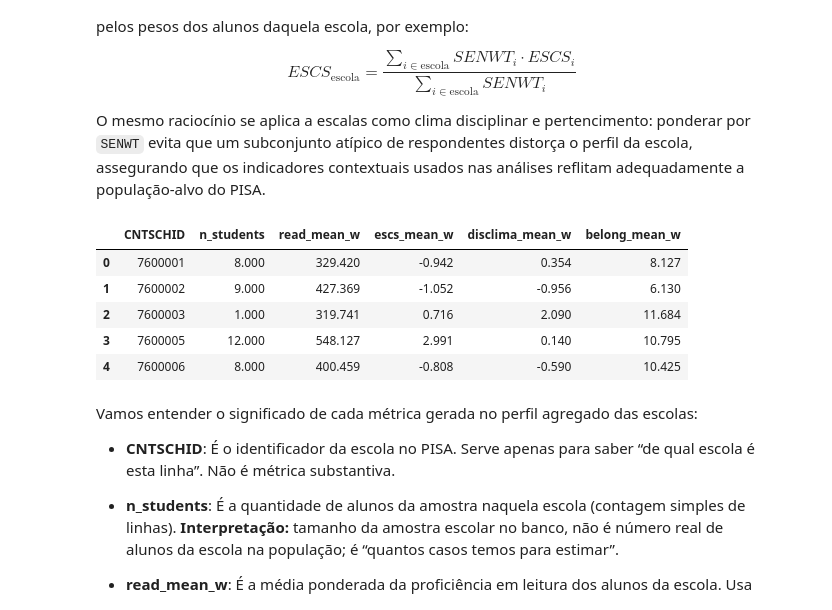
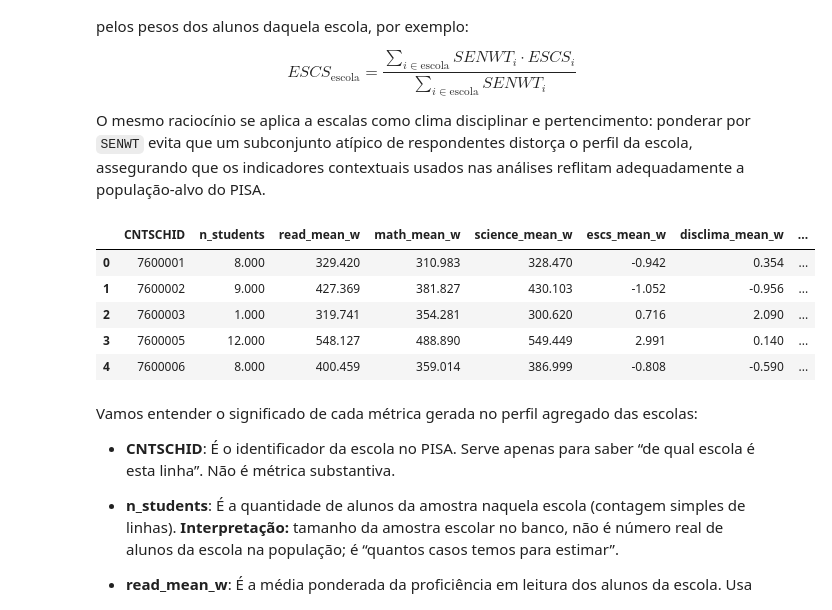
Before and after one commit to fabio-linhares/EDM---Efeito-Escola-e-Gradiente-Socioecon-mico-no-Brasil-PISA-2018-, a Jupyter notebook: projeto_pisa_edm.ipynb, the cells around one changed output. Cells and saved outputs as stored; diff of their text form; code cells hidden in the pictures.

```diff
--- a/projeto_pisa_edm.ipynb
+++ b/projeto_pisa_edm.ipynb
@@ -83,14 +57,17 @@ Selecionando as colunas relevantes em cada planilha
 # %%
 STU_COLS = [
     "CNTSTUID", "CNTSCHID", "ESCS", "DISCLIMA", "BELONG",
-    "ST004D01T", "REPEAT"
+    "ST004D01T", "REPEAT", "SCIE", "SCIE.SE"
 ]
+
 FLT_COLS = [
     "CNTSTUID", "CNTSCHID", "SENWT", "READ", "READ.SE",
-    "JOYREAD", "SCREADCOMP"
+    "MATH", "MATH.SE", "JOYREAD", "SCREADCOMP"
 ]
+
 SCH_COLS = [
-    "CNTSCHID", "SC016Q01TA", "SC016Q02TA", "EDUSHORT", "STAFFSHORT"
+    "CNTSCHID", "SC013Q01TA", "SC016Q01TA", "SC016Q02TA",
+    "EDUSHORT", "STAFFSHORT"
 ]
 # %% [markdown]
 Criando os dataframes
@@ -104,0 +82,15 @@ stu.shape, flt.shape, sch.shape
+# %%
+math_pv_cols = [col for col in flt.columns if col.startswith("PV") and col.endswith("MATH")]
+science_pv_cols = [col for col in flt.columns if col.startswith("PV") and col.endswith("SCIE")]
+
+if math_pv_cols:
+    flt["MATH"] = flt[math_pv_cols].mean(axis=1)
+    flt["MATH.SE"] = flt[math_pv_cols].std(axis=1, ddof=1)
+else:
+    print("FLT_BRA.xlsx não traz valores plausíveis de matemática; usaremos a coluna `MATH` já sintetizada pela OCDE.")
+
+if science_pv_cols:
+    flt["SCIENCE"] = flt[science_pv_cols].mean(axis=1)
+    flt["SCIENCE.SE"] = flt[science_pv_cols].std(axis=1, ddof=1)
+else:
+    print("Valores plausíveis de ciências não estão disponíveis no FLT; usaremos `SCIE`/`SCIE.SE` diretamente do STU.")
@@ -420,7 +415,7 @@ cols_drop = [
 
 students = students.drop(columns=cols_drop)
 
-# Renomeaando as colunas novas para manter o mesmo esquema de nomes
+# Renomeando as colunas novas para manter o mesmo esquema de nomes
 
 students = students.rename(columns={
     "escs_std": "ESCS",              # índice socioeconômico padronizado
@@ -429,7 +424,9 @@ students = students.rename(columns={
     "screadcomp_std": "SCREADCOMP",  # autoeficácia em leitura padronizada
     "belong_index": "BELONG",        # pertencimento (0–10)
     "gender_male": "ST004D01T",      # 1 = menino, 0 = menina
-    "repeat_flag": "REPEAT"          # 0 = não repetiu, 1 = repetiu, 2 = sem info
+    "repeat_flag": "REPEAT",         # 0 = não repetiu, 1 = repetiu, 2 = sem info
+    "SCIE": "SCIENCE",
+    "SCIE.SE": "SCIENCE.SE"
 })
 
 # Reorganizando as colunas na ordem do schema original
@@ -438,7 +435,7 @@ cols_order = [
     "CNTSTUID", "CNTSCHID",
     "ST004D01T", "REPEAT",
     "ESCS", "DISCLIMA", "BELONG", "JOYREAD", "SCREADCOMP",
-    "SENWT", "READ", "READ.SE"
+    "SENWT", "READ", "READ.SE", "MATH", "MATH.SE", "SCIENCE", "SCIENCE.SE"
 ]
 
 students = students[cols_order]
@@ -869,27 +877,29 @@ O mesmo raciocínio se aplica a escalas como clima disciplinar e pertencimento:
 # %%
 school_profile = (
     students_final
     .groupby("CNTSCHID", as_index=False)
     .apply(
         lambda df: pd.Series({
             "n_students": len(df),
             "read_mean_w": estat.wavg(df["READ"], df["SENWT"]),
+            "math_mean_w": estat.wavg(df["MATH"], df["SENWT"]),
+            "science_mean_w": estat.wavg(df["SCIENCE"], df["SENWT"]),
             "escs_mean_w": estat.wavg(df["ESCS"], df["SENWT"]),
             "disclima_mean_w": estat.wavg(df["DISCLIMA"], df["SENWT"]),
             "belong_mean_w": estat.wavg(df["BELONG"], df["SENWT"]),
         }),
         include_groups=False
     )
 )
 
 school_profile.head()
 # %% [output]
-|  | CNTSCHID | n_students | read_mean_w | escs_mean_w | disclima_mean_w | belong_mean_w |
-| 0 | 7600001 | 8.000 | 329.420 | -0.942 | 0.354 | 8.127 |
-| 1 | 7600002 | 9.000 | 427.369 | -1.052 | -0.956 | 6.130 |
-| 2 | 7600003 | 1.000 | 319.741 | 0.716 | 2.090 | 11.684 |
-| 3 | 7600005 | 12.000 | 548.127 | 2.991 | 0.140 | 10.795 |
-| 4 | 7600006 | 8.000 | 400.459 | -0.808 | -0.590 | 10.425 |
+|  | CNTSCHID | n_students | read_mean_w | math_mean_w | science_mean_w | escs_mean_w | disclima_mean_w | ... |
+| 0 | 7600001 | 8.000 | 329.420 | 310.983 | 328.470 | -0.942 | 0.354 | ... |
+| 1 | 7600002 | 9.000 | 427.369 | 381.827 | 430.103 | -1.052 | -0.956 | ... |
+| 2 | 7600003 | 1.000 | 319.741 | 354.281 | 300.620 | 0.716 | 2.090 | ... |
+| 3 | 7600005 | 12.000 | 548.127 | 488.890 | 549.449 | 2.991 | 0.140 | ... |
+| 4 | 7600006 | 8.000 | 400.459 | 359.014 | 386.999 | -0.808 | -0.590 | ... |
 # %% [markdown]
 
 Vamos entender o significado de cada métrica gerada no perfil agregado das escolas:
```
Also changed, not shown: parts of 60 cells of this notebook, 5 other files.
